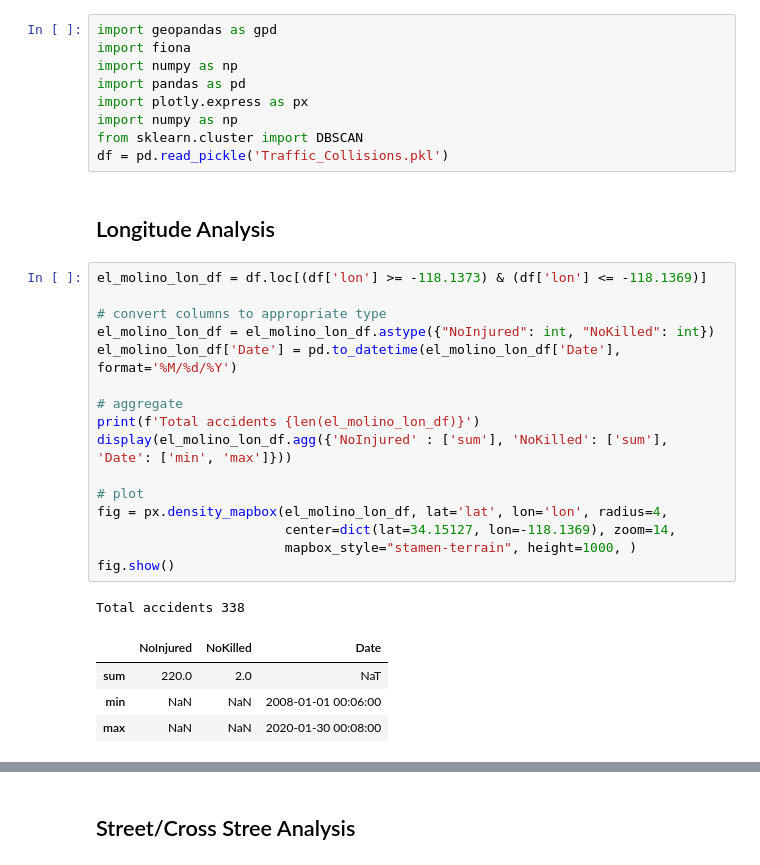
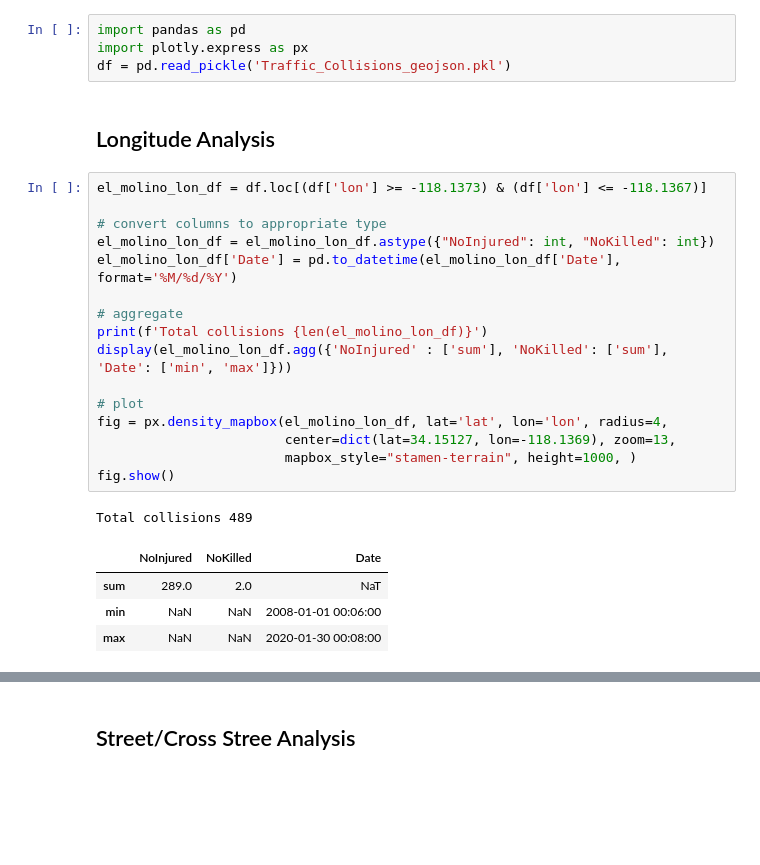
Before and after one commit to mstumbo/pasadena_crash_data, a Jupyter notebook: El_Molino_Traffic_Collision_Stats.ipynb, the cells around one changed output, grey strips where cells are left out. Saved outputs shown, nothing was run; the diff lists cells and outputs as text; blank space fills up the shorter version.

Commit message:
import geojson pkl, extend east longitude

```diff
--- a/El_Molino_Traffic_Collision_Stats.ipynb
+++ b/El_Molino_Traffic_Collision_Stats.ipynb
@@ -21,36 +21,31 @@ Street/Cross Street | 574 | 307 | 2
 # %% [markdown]
 ## Import libraries and Data
 # %%
-import geopandas as gpd
-import fiona
-import numpy as np
 import pandas as pd
 import plotly.express as px
-import numpy as np
-from sklearn.cluster import DBSCAN
-df = pd.read_pickle('Traffic_Collisions.pkl')
+df = pd.read_pickle('Traffic_Collisions_geojson.pkl')
 # %% [markdown]
 ## Longitude Analysis
 # %%
-el_molino_lon_df = df.loc[(df['lon'] >= -118.1373) & (df['lon'] <= -118.1369)]
+el_molino_lon_df = df.loc[(df['lon'] >= -118.1373) & (df['lon'] <= -118.1367)]
 
 # convert columns to appropriate type
 el_molino_lon_df = el_molino_lon_df.astype({"NoInjured": int, "NoKilled": int})
 el_molino_lon_df['Date'] = pd.to_datetime(el_molino_lon_df['Date'], format='%M/%d/%Y')
 
 # aggregate
-print(f'Total accidents {len(el_molino_lon_df)}')
+print(f'Total collisions {len(el_molino_lon_df)}')
 display(el_molino_lon_df.agg({'NoInjured' : ['sum'], 'NoKilled': ['sum'], 'Date': ['min', 'max']}))
 
 # plot
 fig = px.density_mapbox(el_molino_lon_df, lat='lat', lon='lon', radius=4,
-                        center=dict(lat=34.15127, lon=-118.1369), zoom=14,
+                        center=dict(lat=34.15127, lon=-118.1369), zoom=13,
                         mapbox_style="stamen-terrain", height=1000, )
 fig.show()
 # %% [output]
-Total accidents 338
+Total collisions 489
 |  | NoInjured | NoKilled | Date |
-| sum | 220.0 | 2.0 | NaT |
+| sum | 289.0 | 2.0 | NaT |
 | min | NaN | NaN | 2008-01-01 00:06:00 |
 | max | NaN | NaN | 2020-01-30 00:08:00 |
 [interactive output not drawn]
```
Also changed, not shown: parts of 2 cells of this notebook.
